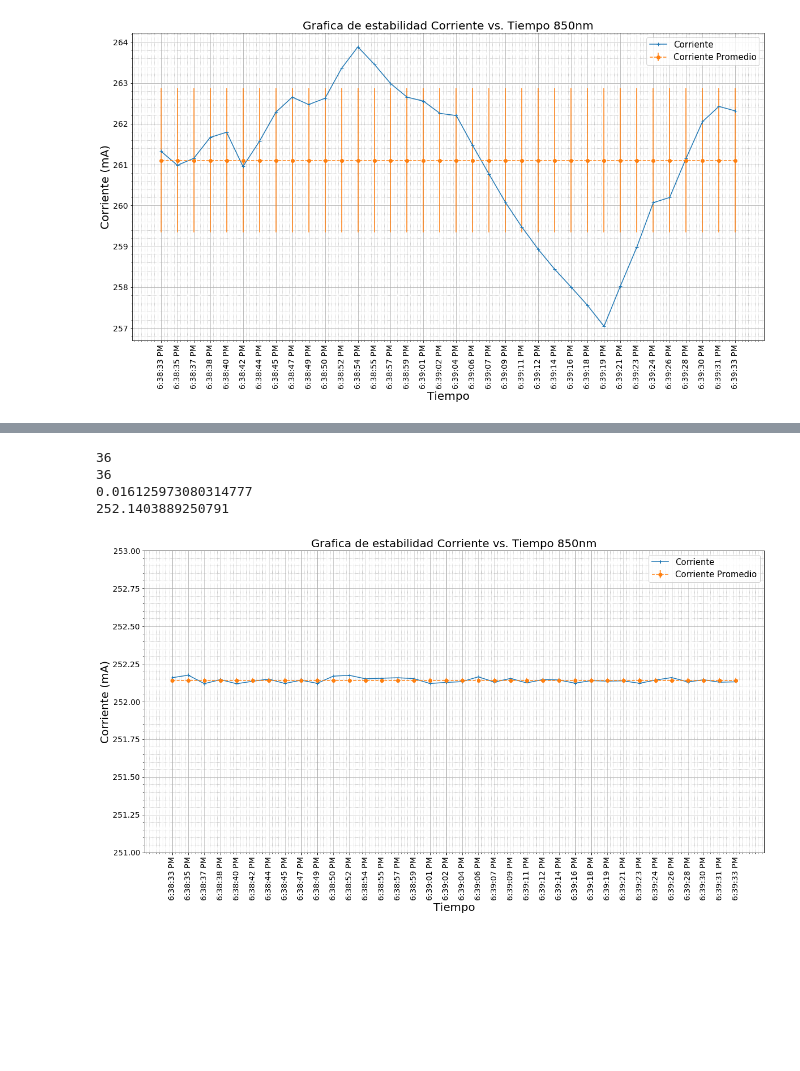
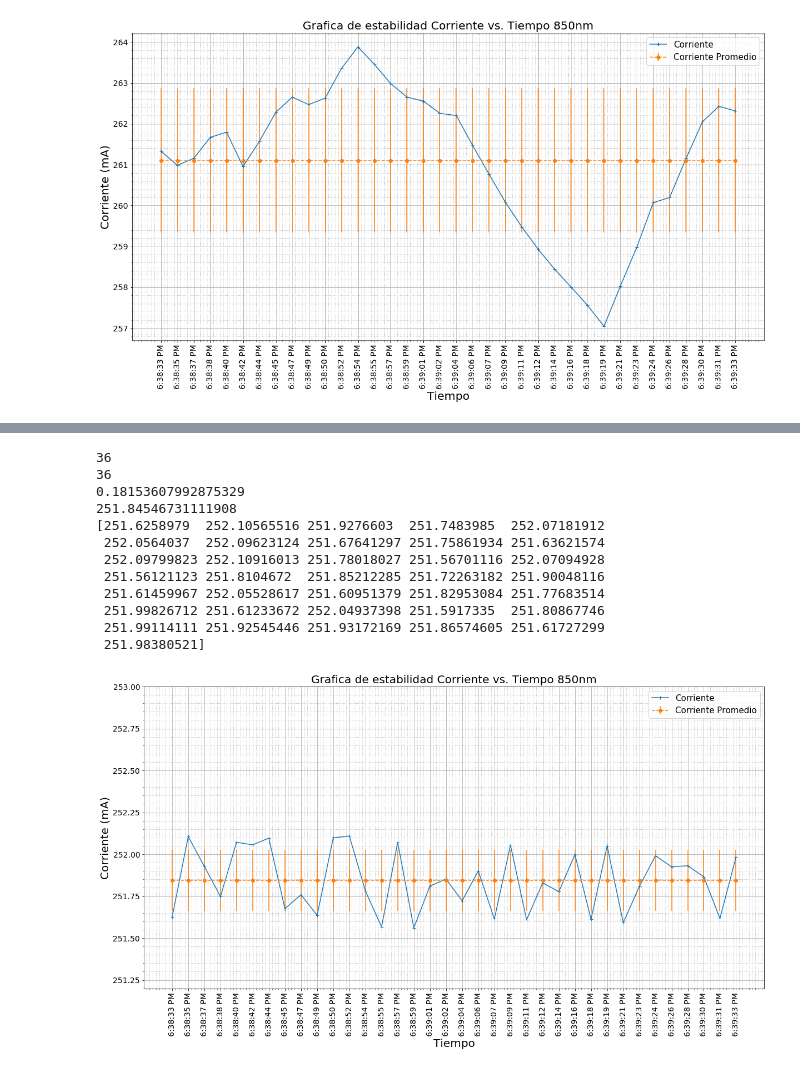
Before and after one commit to Magnus512/Jupyter, a Jupyter notebook: Corrientes850.ipynb, the cells around one changed output, grey strips where cells are left out. Cells and saved outputs as stored; diff of their text form; code cells hidden in the pictures; blank space fills up the shorter version.

```diff
--- a/Corrientes850.ipynb
+++ b/Corrientes850.ipynb
@@ -249,28 +249,28 @@ for i in range(28):
     voltajen3.append(random.uniform(0.82653, 0.82654))
 
 for i in range(28):
-    voltajen4.append(random.uniform(1.2400, 1.2401))
+    voltajen4.append(random.uniform(1.2400, 1.2402))
 
 for i in range(28):
-    voltajen5.append(random.uniform(1.6539, 1.6540))
+    voltajen5.append(random.uniform(1.6508, 1.6540))
 
 for i in range(28):
-    voltajen6.append(random.uniform(2.0677, 2.0678))
+    voltajen6.append(random.uniform(2.0646, 2.0678))
 
 for i in range(28):
-    voltajen7.append(random.uniform(2.4778, 2.4779))
+    voltajen7.append(random.uniform(2.4797, 2.4779))
 
 for i in range(28):
-    voltajen8.append(random.uniform(2.8852, 2.8852))
+    voltajen8.append(random.uniform(2.8830, 2.8852))
 
 for i in range(28):
-    voltajen9.append(random.uniform(2.2938, 2.2939))
+    voltajen9.append(random.uniform(3.2837, 3.2939))
 
 for i in range(28):
-    voltajen10.append(random.uniform(3.7014, 3.7015))
+    voltajen10.append(random.uniform(3.7008, 3.7015))
 
 for i in range(28):
-    voltajen11.append(random.uniform(4.1077, 4.1078))
+    voltajen11.append(random.uniform(4.1076, 4.1078))
 
 for i in range(36):
     voltajen12.append(random.uniform(4.286, 4.287))
@@ -446,34 +445,43 @@ tiempo12 = tiempo[332:368:1]
 currstd = np.std(currestab)
 currestabmed = np.mean(currestab)
 print(len(currestab))
 print(len(tiempo12))
 print(currstd)
 print(currestabmed)
+print(currestab)
 
 
 
 plt.figure(figsize=(20,10))
 axes = plt.axes()
 axes.set_xticklabels(tiempo,rotation = 90)
 axes.xaxis.set_tick_params(labelsize = 14)
 axes.yaxis.set_tick_params(labelsize = 14)
 plt.minorticks_on()
 plt.grid(which='major',linestyle='-')
 plt.grid(which='minor',linestyle=':')
-plt.ylim(251,253)
+plt.ylim(251.2,253)
 plt.title('Grafica de estabilidad Corriente vs. Tiempo 850nm', fontsize=20)
 plt.xlabel('Tiempo', fontsize=20)
 plt.ylabel('Corriente (mA)', fontsize=20)
 plt.plot(tiempo12, currestab, label='Corriente', marker='+')
 corrprom = np.full((len(currestab)), currestabmed)
 plt.errorbar(tiempo12, corrprom, yerr=currstd ,label='Corriente Promedio', linestyle='dashed',marker='o')
 plt.legend(prop={'size': 15})
 #plt.savefig('Graphs/CorrienteTiempo850.jpg')
 plt.savefig('Graphs/CorrienteTiempo850.png')
 plt.show()
 # %% [output]
 36
 36
-0.016125973080314777
-252.1403889250791
+0.18153607992875329
+251.84546731111908
+[251.6258979  252.10565516 251.9276603  251.7483985  252.07181912
+ 252.0564037  252.09623124 251.67641297 251.75861934 251.63621574
+ 252.09799823 252.10916013 251.78018027 251.56701116 252.07094928
+ 251.56121123 251.8104672  251.85212285 251.72263182 251.90048116
+ 251.61459967 252.05528617 251.60951379 251.82953084 251.77683514
+ 251.99826712 251.61233672 252.04937398 251.5917335  251.80867746
+ 251.99114111 251.92545446 251.93172169 251.86574605 251.61727299
+ 251.98380521]
-[figure, old version]
+[figure, new version]
```
Also changed, not shown: parts of 4 cells of this notebook, 15 other files.
